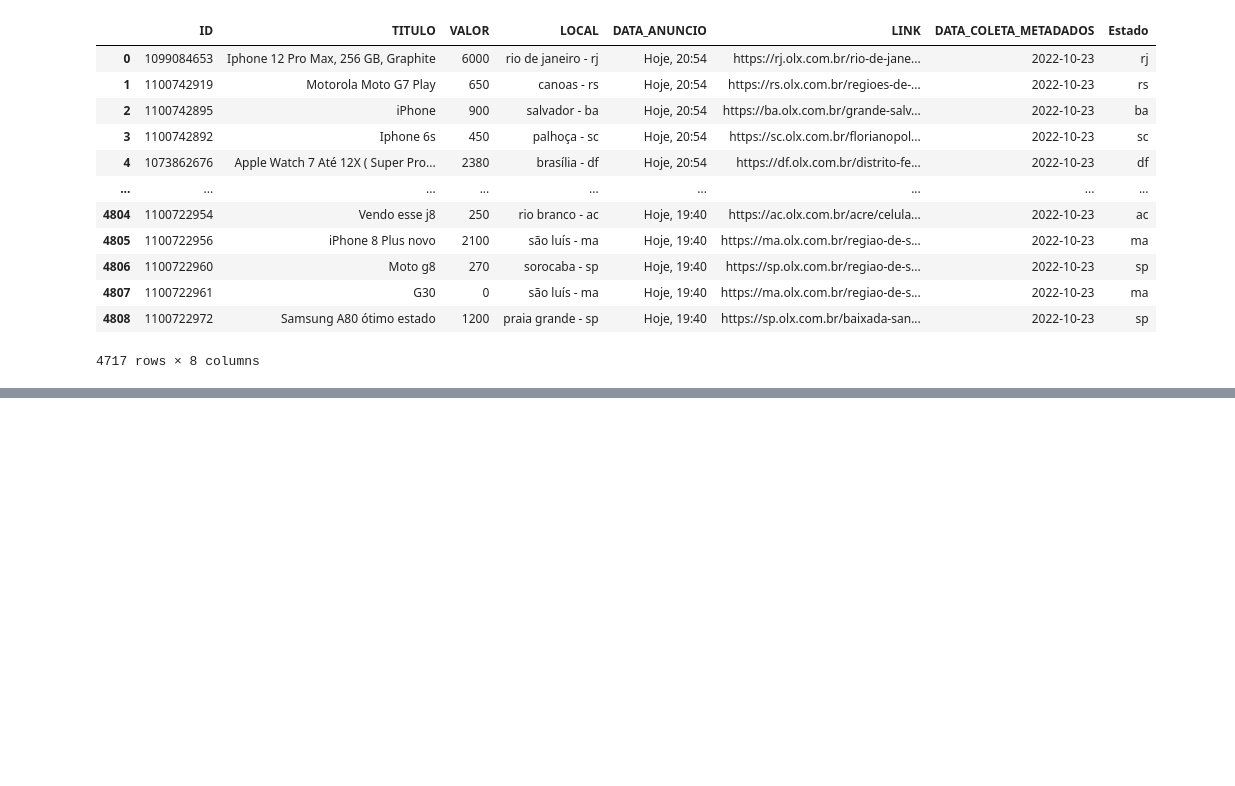
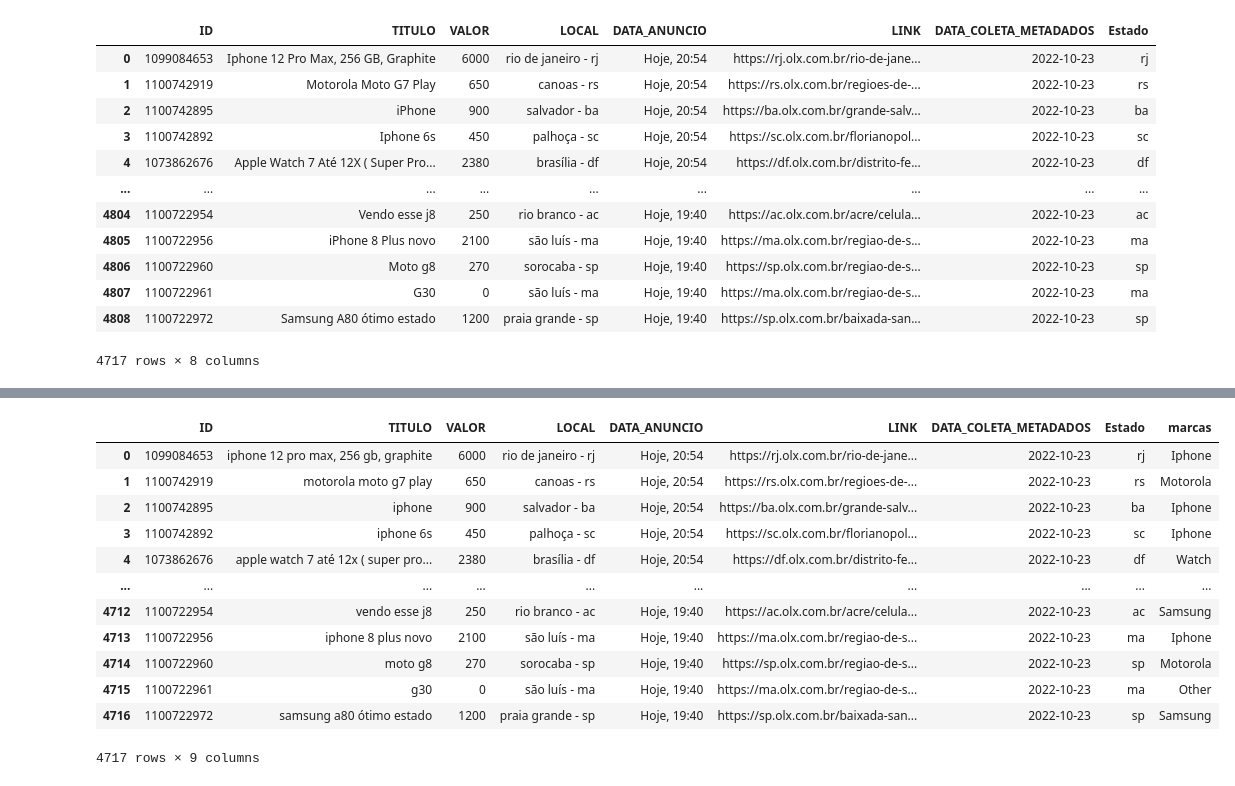
Before and after one commit to PaulAnicet97/Data_analysis, a Jupyter notebook: OLX/data_preparation.ipynb, the cells around one changed output, grey strips where cells are left out. Drawn from its saved outputs; the diff is of its cells as text; code cells hidden in the pictures; blank space fills up the shorter version.

```diff
--- a/OLX/data_preparation.ipynb
+++ b/OLX/data_preparation.ipynb
@@ -54,7 +54,7 @@ LINK                     0.00000
 DATA_COLETA_METADADOS    0.00000
 dtype: float64
 # %%
-dados = dados.reset_index(drop=True)
+dados.reset_index(drop = True, inplace = True)
 dados.info()
 # %% [output]
 <class 'pandas.core.frame.DataFrame'>
@@ -291,0 +227,57 @@ ot.to_excel('others.xlsx')
+# %%
+#marcas = ["samsung", "xiaomi", "apple", "iphone" , "motorola", "asus", "lg", "huawei", "lenovo", "nokia"]
+#samsung = ["samsung" in i  or "galaxy" in i or "j8" in i or "a50" in i or "s6" in i or "a30" in i or  "a30s" in i or "a22" in i  or "s22" in i  or "j7" in i  or "sansung" in i or "a13" in i or "a32" in i  or "s21" in i  or "s20" in i or "s9" in i  or"j5" in i  or "a21s" in i or "a21" in i or "a10" in i  or "a20" in i or "a72" in i or "a31"  in i or "a03" in i  or "j2" in i or "j4" in i or "a70"  in i or "a20s"  in i or" a10s"  in i or"a02" in i ]
+#xiaomi = ["redmi" or "mi 11"in i  or "xiome"in i or "note"in i  or "poco"in i  or "realme"in i or "redimi"in i  or "xaiomi"]
+#iphone = ["iphone" in i or "apple" in i or "13 pro" in i or "12 pro" in i or "11 pro" in i or "xr" in i or "8 plus" in i]
+#motorola = ["motorola", "moto" , "g8" , "g5" , "mto" , "g9"]
+#google_phone = ["google" , "pixel"]
+#dados.reset_index(drop = True , inplace =True)
+lista = []
+for i in dados["TITULO"]:
+    if "iphone"in i or "13 pro" in i or "12 pro" in i or "11 pro" in i or "xr" in i or "8 plus" in i:
+       lista.append("Iphone")
+    elif "samsung" in i  or "galaxy" in i or "j8" in i or "a50" in i or "s6" in i or "a30" in i or  "a30s" in i or "a22" in i  or "s22" in i  or "j7" in i  or "sansung" in i or "a13" in i or "a32" in i  or "s21" in i  or "s20" in i or "s9" in i  or"j5" in i  or "a21s" in i or "a21" in i or "a10" in i  or "a20" in i or "a72" in i or "a31"  in i or "a03" in i  or "j2" in i or "j4" in i or "a70"  in i or "a20s"  in i or" a10s"  in i or"a02" in i or "a12" in i :
+        lista.append("Samsung")
+    elif "xiaomi" in i or "redmi" in i or "mi 11" in i  or "xiome" in i or "xiomi" in i or "note" in i  or "poco"in i  or "realme"in i or "redimi"in i  or "xaiomi" in i or " mi light" in i:
+        lista.append("Xiaomi")
+    elif "lg" in i:
+        lista.append("Lg")
+    elif "motorola" in i or "moto" in i or "g8" in i or "g5" in i or  "mto" in i or "g9" in i :
+        lista.append("Motorola")
+    elif "nokia" in i:
+        lista.append("Nokia")
+    elif "asus" in i:
+        lista.append("Asus")
+    elif "huawei" in i:
+        lista.append("Huawei")
+    elif "lenovo" in i:
+        lista.append("Lenovo")
+    elif "google" in i or "pixel" in i:
+        lista.append("Google Phone")
+    elif "troca" in i or "troco" in i:
+      lista.append("Troca")
+    elif "notebook" in i or "computador" in i:
+      lista.append("Notebook")
+    elif "fone" in i or "phone" in i or "buds" in i or "bud" in i or "airpod"  in i or "airpods" in i:
+      lista.append("Fone")
+    elif "watch" in i or "smartwatch" in i or "relogío" in i:
+      lista.append("Watch")
+    else:
+        lista.append("Other")
+
+dados["marcas"] = pd.DataFrame(lista)
+dados
+# %% [output]
+|  | ID | TITULO | VALOR | LOCAL | DATA_ANUNCIO | LINK | DATA_COLETA_METADADOS | Estado | marcas |
+| 0 | 1099084653 | iphone 12 pro max, 256 gb, graphite | 6000 | rio de janeiro - rj | Hoje, 20:54 | https://rj.olx.com.br/rio-de-jane... | 2022-10-23 | rj | Iphone |
+| 1 | 1100742919 | motorola moto g7 play | 650 | canoas - rs | Hoje, 20:54 | https://rs.olx.com.br/regioes-de-... | 2022-10-23 | rs | Motorola |
+| 2 | 1100742895 | iphone | 900 | salvador - ba | Hoje, 20:54 | https://ba.olx.com.br/grande-salv... | 2022-10-23 | ba | Iphone |
+| 3 | 1100742892 | iphone 6s | 450 | palhoça - sc | Hoje, 20:54 | https://sc.olx.com.br/florianopol... | 2022-10-23 | sc | Iphone |
+| 4 | 1073862676 | apple watch 7 até 12x ( super pro... | 2380 | brasília - df | Hoje, 20:54 | https://df.olx.com.br/distrito-fe... | 2022-10-23 | df | Watch |
+| ... | ... | ... | ... | ... | ... | ... | ... | ... | ... |
+| 4712 | 1100722954 | vendo esse j8 | 250 | rio branco - ac | Hoje, 19:40 | https://ac.olx.com.br/acre/celula... | 2022-10-23 | ac | Samsung |
+| 4713 | 1100722956 | iphone 8 plus novo | 2100 | são luís - ma | Hoje, 19:40 | https://ma.olx.com.br/regiao-de-s... | 2022-10-23 | ma | Iphone |
+| 4714 | 1100722960 | moto g8 | 270 | sorocaba - sp | Hoje, 19:40 | https://sp.olx.com.br/regiao-de-s... | 2022-10-23 | sp | Motorola |
+| 4715 | 1100722961 | g30 | 0 | são luís - ma | Hoje, 19:40 | https://ma.olx.com.br/regiao-de-s... | 2022-10-23 | ma | Other |
+| 4716 | 1100722972 | samsung a80 ótimo estado | 1200 | praia grande - sp | Hoje, 19:40 | https://sp.olx.com.br/baixada-san... | 2022-10-23 | sp | Samsung |
+4717 rows × 9 columns
```
Also changed, not shown: parts of 14 cells of this notebook, 3 other files.
